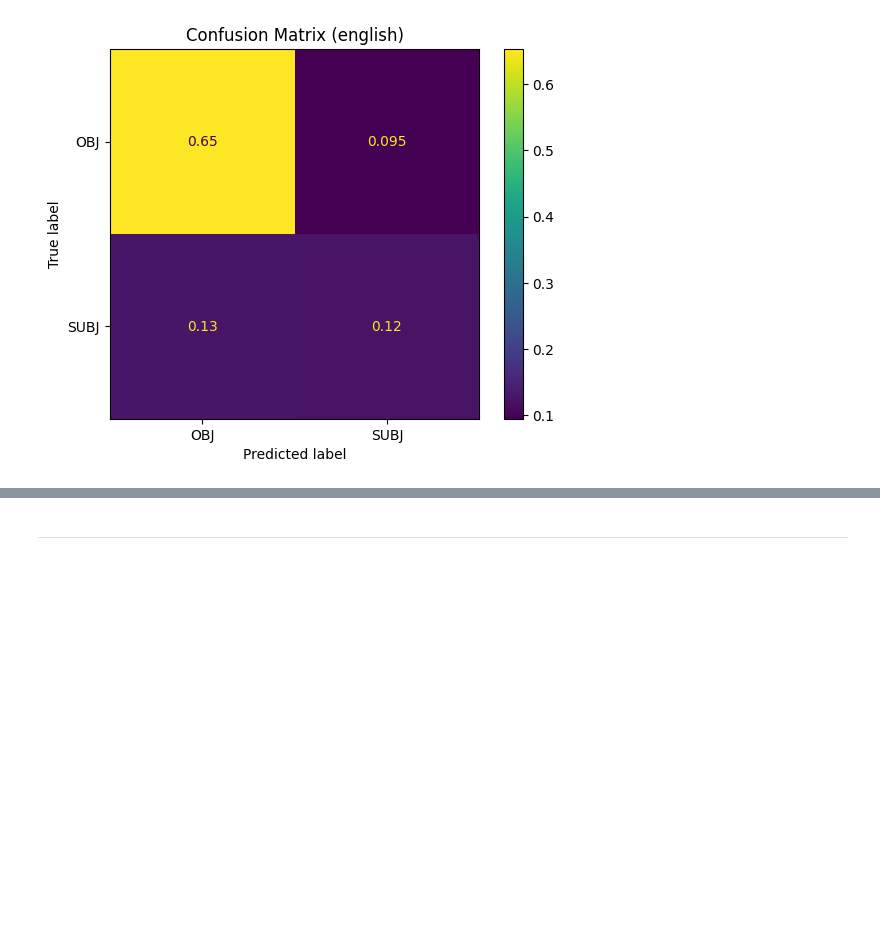
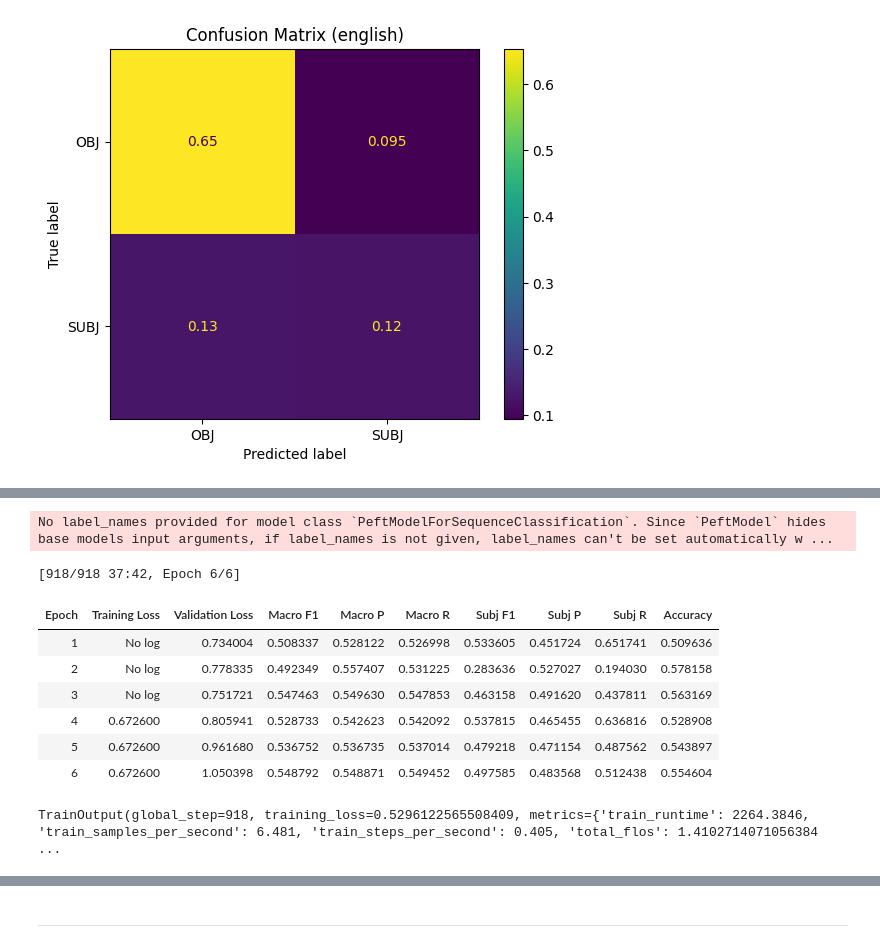
Before and after one commit to MatteoFasulo/clef2025-checkthat, a Jupyter notebook: notebook.ipynb, the cells around one changed output, grey strips where cells are left out. Saved outputs shown, nothing was run; the diff lists cells and outputs as text; code cells hidden in the pictures; blank space fills up the shorter version.

```diff
--- a/notebook.ipynb
+++ b/notebook.ipynb
@@ -1232,0 +1347,42 @@ Found best threshold at 0.22121212121212122
+# %%
+# Define training args
+training_args = TrainingArguments(
+    output_dir=f"Llama-3.2-1B-subjectivity-{language}",
+    per_device_train_batch_size=batch_size,
+    per_device_eval_batch_size=batch_size,
+    learning_rate=lr,
+    num_train_epochs=epochs,
+    weight_decay=weight_decay,
+    eval_strategy="epoch",
+    save_strategy="epoch",
+    save_total_limit=1,
+    #warmup_ratio=0.5,
+    load_best_model_at_end=True,
+    metric_for_best_model="eval_loss",
+    greater_is_better=False,
+    report_to="none"
+)
+# %%
+trainer = CustomTrainer(
+    model = model,
+    args = training_args,
+    train_dataset = train_data,
+    eval_dataset = dev_data,
+    data_collator = collator_fn,
+    compute_metrics = evaluate_metrics,
+    class_weights=class_weights,
+)
+# %% [output]
+No label_names provided for model class `PeftModelForSequenceClassification`. Since `PeftModel` hides base models input arguments, if label_names is not given, label_names can't be set automatically w ...
+# %%
+trainer.train()
+# %% [output]
+[918/918 37:42, Epoch 6/6]
+| Epoch | Training Loss | Validation Loss | Macro F1 | Macro P | Macro R | Subj F1 | Subj P | Subj R | Accuracy |
+| 1 | No log | 0.734004 | 0.508337 | 0.528122 | 0.526998 | 0.533605 | 0.451724 | 0.651741 | 0.509636 |
+| 2 | No log | 0.778335 | 0.492349 | 0.557407 | 0.531225 | 0.283636 | 0.527027 | 0.194030 | 0.578158 |
+| 3 | No log | 0.751721 | 0.547463 | 0.549630 | 0.547853 | 0.463158 | 0.491620 | 0.437811 | 0.563169 |
+| 4 | 0.672600 | 0.805941 | 0.528733 | 0.542623 | 0.542092 | 0.537815 | 0.465455 | 0.636816 | 0.528908 |
+| 5 | 0.672600 | 0.961680 | 0.536752 | 0.536735 | 0.537014 | 0.479218 | 0.471154 | 0.487562 | 0.543897 |
+| 6 | 0.672600 | 1.050398 | 0.548792 | 0.548871 | 0.549452 | 0.497585 | 0.483568 | 0.512438 | 0.554604 |
+TrainOutput(global_step=918, training_loss=0.5296122565508409, metrics={'train_runtime': 2264.3846, 'train_samples_per_second': 6.481, 'train_steps_per_second': 0.405, 'total_flos': 1.4102714071056384 ...
```
Also changed, not shown: parts of 12 cells of this notebook.
